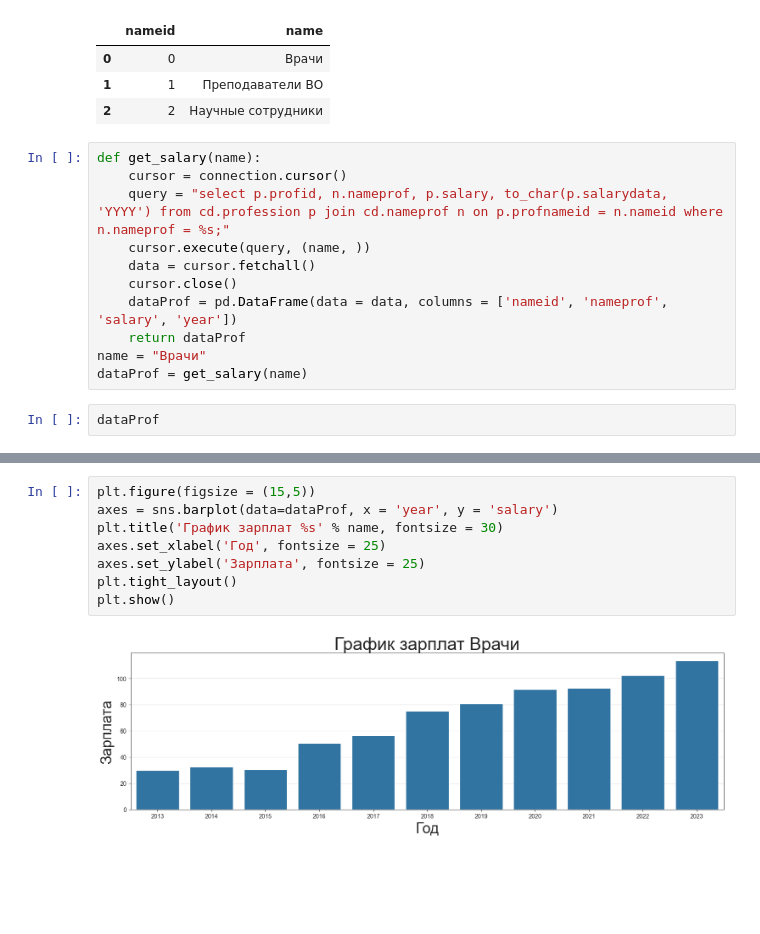
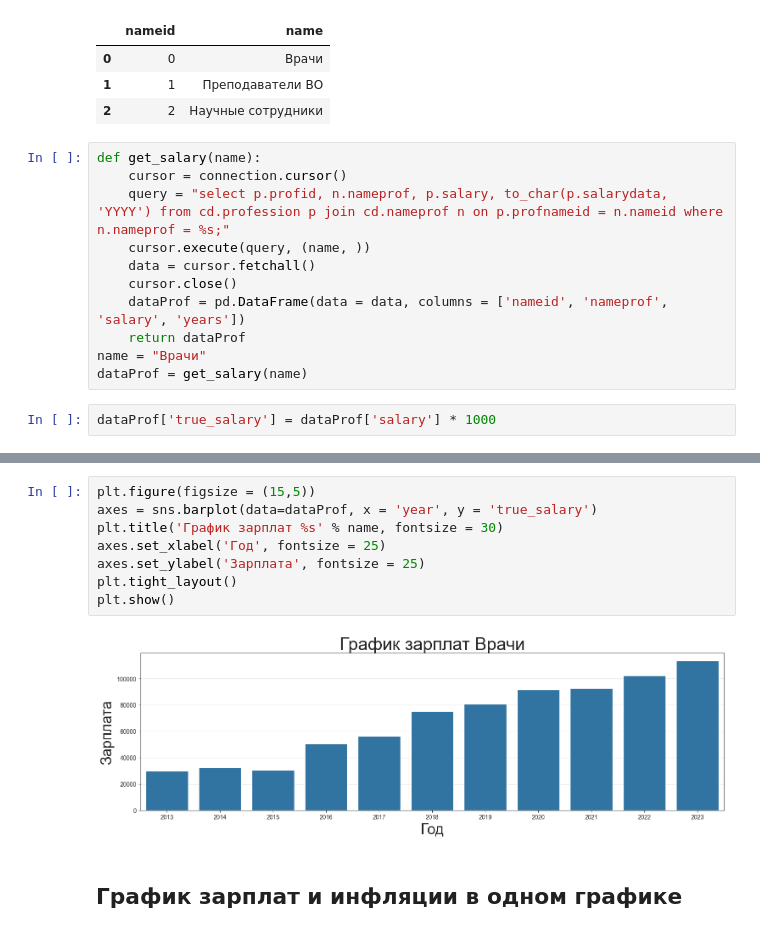
Before and after one commit to vladimir-vova/RevenueAnalyst, a Jupyter notebook: test.ipynb, the cells around one changed output, grey strips where cells are left out. Drawn from its saved outputs; the diff is of its cells as text; blank space fills up the shorter version.

Commit message:
Два графика в одном

```diff
--- a/test.ipynb
+++ b/test.ipynb
@@ -102,9 +102,9 @@ def get_salary(name):
     cursor.execute(query, (name, ))
     data = cursor.fetchall()
     cursor.close()
-    dataProf = pd.DataFrame(data = data, columns = ['nameid', 'nameprof', 'salary', 'year'])
+    dataProf = pd.DataFrame(data = data, columns = ['nameid', 'nameprof', 'salary', 'years'])
     return dataProf
 name = "Врачи"
 dataProf = get_salary(name)
 # %%
-dataProf
+dataProf['true_salary'] = dataProf['salary'] * 1000
@@ -124,10 +111,12 @@ dataProf
 # %%
 plt.figure(figsize = (15,5))
-axes = sns.barplot(data=dataProf, x = 'year', y = 'salary')
+axes = sns.barplot(data=dataProf, x = 'year', y = 'true_salary')
 plt.title('График зарплат %s' % name, fontsize = 30)
 axes.set_xlabel('Год', fontsize = 25)
 axes.set_ylabel('Зарплата', fontsize = 25)
 plt.tight_layout()
 plt.show()
 # %% [output]
-[figure, old version]
+[figure, new version]
+# %% [markdown]
+## График зарплат и инфляции в одном графике
```
Also changed, not shown: parts of 6 cells of this notebook.
